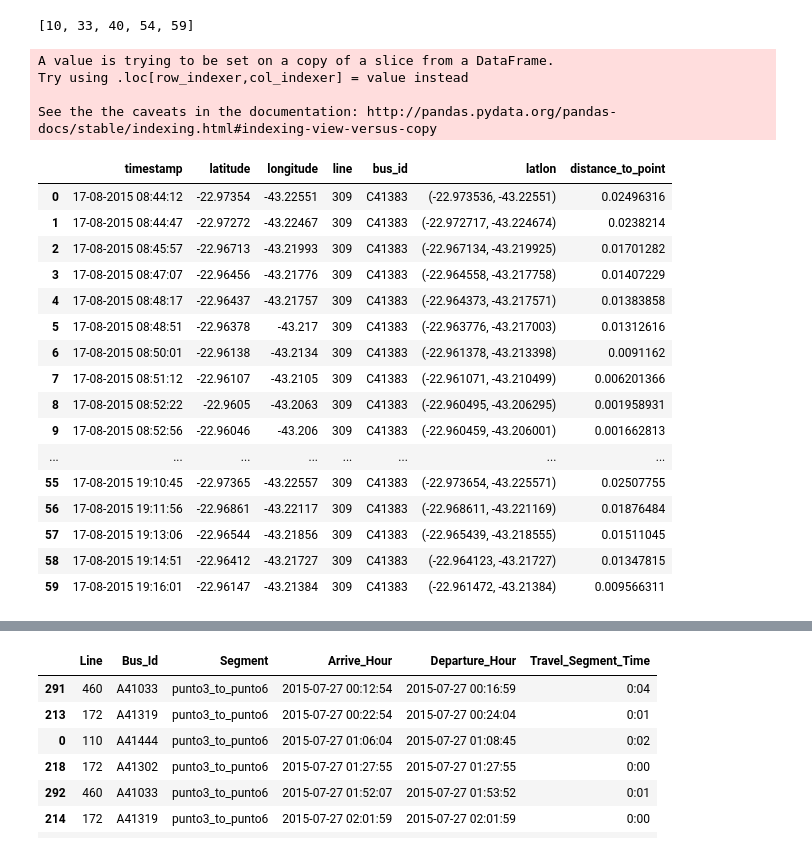
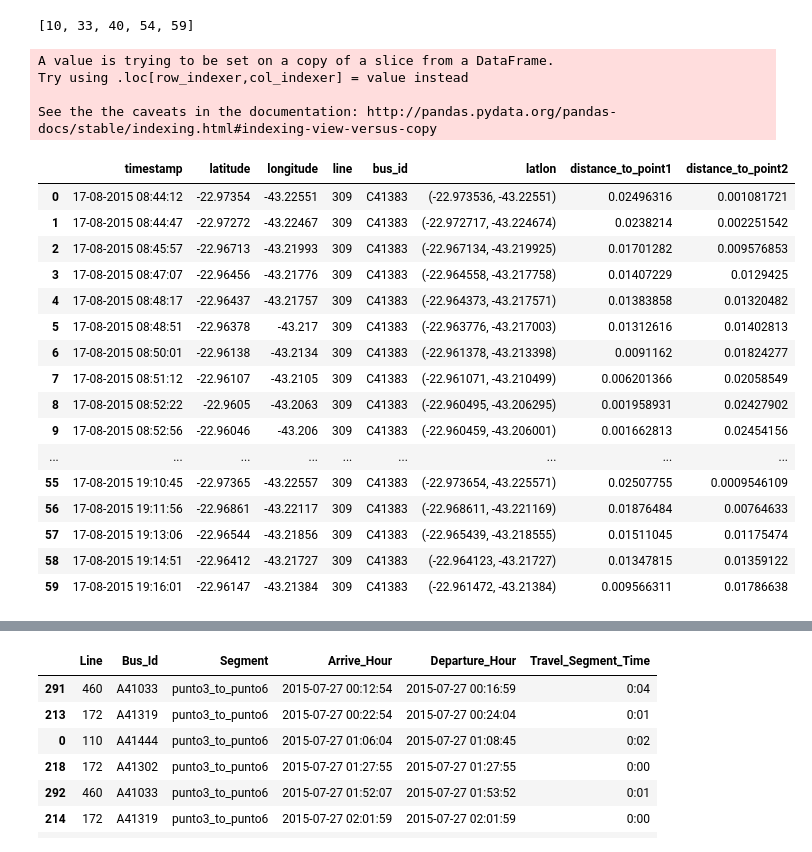
Before and after one commit to Kathrinrllanes/Buses_rio, a Jupyter notebook: tramo_algoritmo_commpleto.ipynb, the cells around one changed output, grey strips where cells are left out. Saved outputs shown, nothing was run; the diff lists cells and outputs as text; code cells hidden in the pictures.

```diff
--- a/tramo_algoritmo_commpleto.ipynb
+++ b/tramo_algoritmo_commpleto.ipynb
@@ -140,50 +140,59 @@ bus309_C41383_indices
 [10, 33, 40, 54, 59]
 # %%
 #funcion que te calcula la distancia de todos los puntos dentro del poligono con respecto a un punto P
-def new_column_distance_to_point(df_inside_polygon,point):
+def new_column_distance_to_point(df_inside_polygon,point1,point2):
     from scipy.spatial import distance
     dist_vector = []
+    dist_vector1 = []
 
     #creando una nueva columna al dataframe "latlon" que es la union de las columnas latitude y longitude
     df_inside_polygon['latlon'] = zip(df_inside_polygon.latitude, df_inside_polygon.longitude)
 
     for i in range(0,len(df_inside_polygon)):
-        dist_vector.insert(len(dist_vector),distance.euclidean(df_inside_polygon['latlon'][i],point))
+        dist_vector.insert(len(dist_vector),distance.euclidean(df_inside_polygon['latlon'][i],point1))
+        dist_vector1.insert(len(dist_vector1),distance.euclidean(df_inside_polygon['latlon'][i],point2))
 
     #si la columna 'distance' no existe, creala e inserta en ella los valores q están en el arreglo dist_vector
-    if not 'distance_to_point' in df_inside_polygon:
-        newName = 'distance_to_point'
+    if not 'distance_to_point1' in df_inside_polygon:
+        newName = 'distance_to_point1'
         values = np.insert(df_inside_polygon.values,df_inside_polygon.shape[1],dist_vector,axis=1)
         header = df_inside_polygon.columns.values.tolist()
         header.append(newName)
         df_inside_polygon = pd.DataFrame(values,columns=header)
 
+    if not 'distance_to_point2' in df_inside_polygon:
+        newName = 'distance_to_point2'
+        values = np.insert(df_inside_polygon.values,df_inside_polygon.shape[1],dist_vector1,axis=1)
+        header = df_inside_polygon.columns.values.tolist()
+        header.append(newName)
+        df_inside_polygon = pd.DataFrame(values,columns=header)
+
     return df_inside_polygon
 # %%
-bus309_C41383_dist_point2 = new_column_distance_to_point(inside_polygon_2_5_bus309_C41383,Punto2)
+bus309_C41383_dist_point2 = new_column_distance_to_point(inside_polygon_2_5_bus309_C41383,Punto2, Punto5)
 bus309_C41383_dist_point2
 # %% [output]
 A value is trying to be set on a copy of a slice from a DataFrame.
 Try using .loc[row_indexer,col_indexer] = value instead
 
 See the the caveats in the documentation: http://pandas.pydata.org/pandas-docs/stable/indexing.html#indexing-view-versus-copy
-|  | timestamp | latitude | longitude | line | bus_id | latlon | distance_to_point |
-| 0 | 17-08-2015 08:44:12 | -22.97354 | -43.22551 | 309 | C41383 | (-22.973536, -43.22551) | 0.02496316 |
-| 1 | 17-08-2015 08:44:47 | -22.97272 | -43.22467 | 309 | C41383 | (-22.972717, -43.224674) | 0.0238214 |
-| 2 | 17-08-2015 08:45:57 | -22.96713 | -43.21993 | 309 | C41383 | (-22.967134, -43.219925) | 0.01701282 |
-| 3 | 17-08-2015 08:47:07 | -22.96456 | -43.21776 | 309 | C41383 | (-22.964558, -43.217758) | 0.01407229 |
-| 4 | 17-08-2015 08:48:17 | -22.96437 | -43.21757 | 309 | C41383 | (-22.964373, -43.217571) | 0.01383858 |
-| 5 | 17-08-2015 08:48:51 | -22.96378 | -43.217 | 309 | C41383 | (-22.963776, -43.217003) | 0.01312616 |
-| 6 | 17-08-2015 08:50:01 | -22.96138 | -43.2134 | 309 | C41383 | (-22.961378, -43.213398) | 0.0091162 |
-| 7 | 17-08-2015 08:51:12 | -22.96107 | -43.2105 | 309 | C41383 | (-22.961071, -43.210499) | 0.006201366 |
-| 8 | 17-08-2015 08:52:22 | -22.9605 | -43.2063 | 309 | C41383 | (-22.960495, -43.206295) | 0.001958931 |
-| 9 | 17-08-2015 08:52:56 | -22.96046 | -43.206 | 309 | C41383 | (-22.960459, -43.206001) | 0.001662813 |
-| ... | ... | ... | ... | ... | ... | ... | ... |
-| 55 | 17-08-2015 19:10:45 | -22.97365 | -43.22557 | 309 | C41383 | (-22.973654, -43.225571) | 0.02507755 |
-| 56 | 17-08-2015 19:11:56 | -22.96861 | -43.22117 | 309 | C41383 | (-22.968611, -43.221169) | 0.01876484 |
-| 57 | 17-08-2015 19:13:06 | -22.96544 | -43.21856 | 309 | C41383 | (-22.965439, -43.218555) | 0.01511045 |
-| 58 | 17-08-2015 19:14:51 | -22.96412 | -43.21727 | 309 | C41383 | (-22.964123, -43.21727) | 0.01347815 |
-| 59 | 17-08-2015 19:16:01 | -22.96147 | -43.21384 | 309 | C41383 | (-22.961472, -43.21384) | 0.009566311 |
+|  | timestamp | latitude | longitude | line | bus_id | latlon | distance_to_point1 | distance_to_point2 |
+| 0 | 17-08-2015 08:44:12 | -22.97354 | -43.22551 | 309 | C41383 | (-22.973536, -43.22551) | 0.02496316 | 0.001081721 |
+| 1 | 17-08-2015 08:44:47 | -22.97272 | -43.22467 | 309 | C41383 | (-22.972717, -43.224674) | 0.0238214 | 0.002251542 |
+| 2 | 17-08-2015 08:45:57 | -22.96713 | -43.21993 | 309 | C41383 | (-22.967134, -43.219925) | 0.01701282 | 0.009576853 |
+| 3 | 17-08-2015 08:47:07 | -22.96456 | -43.21776 | 309 | C41383 | (-22.964558, -43.217758) | 0.01407229 | 0.0129425 |
+| 4 | 17-08-2015 08:48:17 | -22.96437 | -43.21757 | 309 | C41383 | (-22.964373, -43.217571) | 0.01383858 | 0.01320482 |
+| 5 | 17-08-2015 08:48:51 | -22.96378 | -43.217 | 309 | C41383 | (-22.963776, -43.217003) | 0.01312616 | 0.01402813 |
+| 6 | 17-08-2015 08:50:01 | -22.96138 | -43.2134 | 309 | C41383 | (-22.961378, -43.213398) | 0.0091162 | 0.01824277 |
+| 7 | 17-08-2015 08:51:12 | -22.96107 | -43.2105 | 309 | C41383 | (-22.961071, -43.210499) | 0.006201366 | 0.02058549 |
+| 8 | 17-08-2015 08:52:22 | -22.9605 | -43.2063 | 309 | C41383 | (-22.960495, -43.206295) | 0.001958931 | 0.02427902 |
+| 9 | 17-08-2015 08:52:56 | -22.96046 | -43.206 | 309 | C41383 | (-22.960459, -43.206001) | 0.001662813 | 0.02454156 |
+| ... | ... | ... | ... | ... | ... | ... | ... | ... |
+| 55 | 17-08-2015 19:10:45 | -22.97365 | -43.22557 | 309 | C41383 | (-22.973654, -43.225571) | 0.02507755 | 0.0009546109 |
+| 56 | 17-08-2015 19:11:56 | -22.96861 | -43.22117 | 309 | C41383 | (-22.968611, -43.221169) | 0.01876484 | 0.00764633 |
+| 57 | 17-08-2015 19:13:06 | -22.96544 | -43.21856 | 309 | C41383 | (-22.965439, -43.218555) | 0.01511045 | 0.01175474 |
+| 58 | 17-08-2015 19:14:51 | -22.96412 | -43.21727 | 309 | C41383 | (-22.964123, -43.21727) | 0.01347815 | 0.01359122 |
+| 59 | 17-08-2015 19:16:01 | -22.96147 | -43.21384 | 309 | C41383 | (-22.961472, -43.21384) | 0.009566311 | 0.01786638 |
 # %%
 #funcion que dado un viaje me dice si va en la direccion opuesta de un punto P
 def direc(travel_inside_polygon):
```
Also changed, not shown: parts of 31 cells of this notebook, 2 other files.
